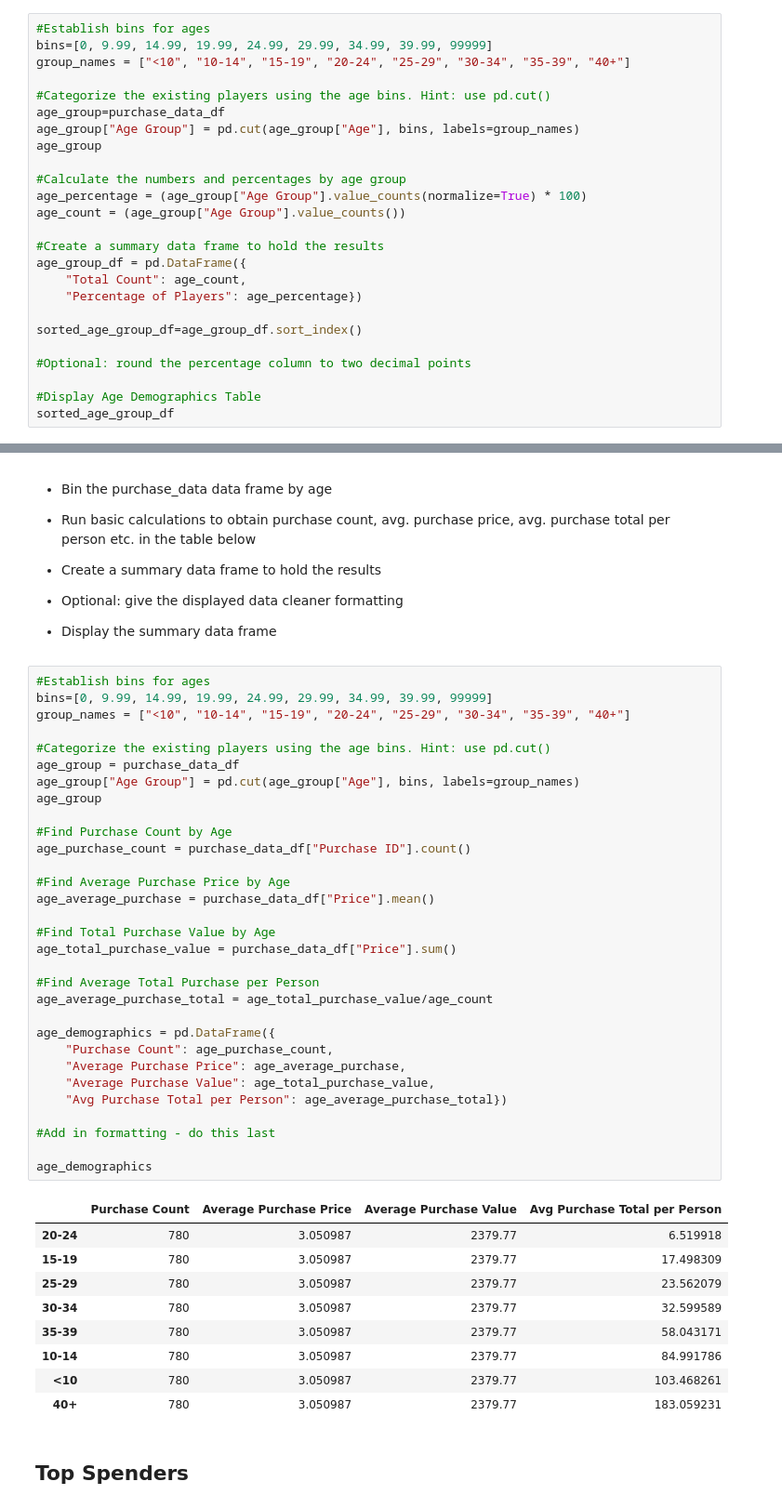
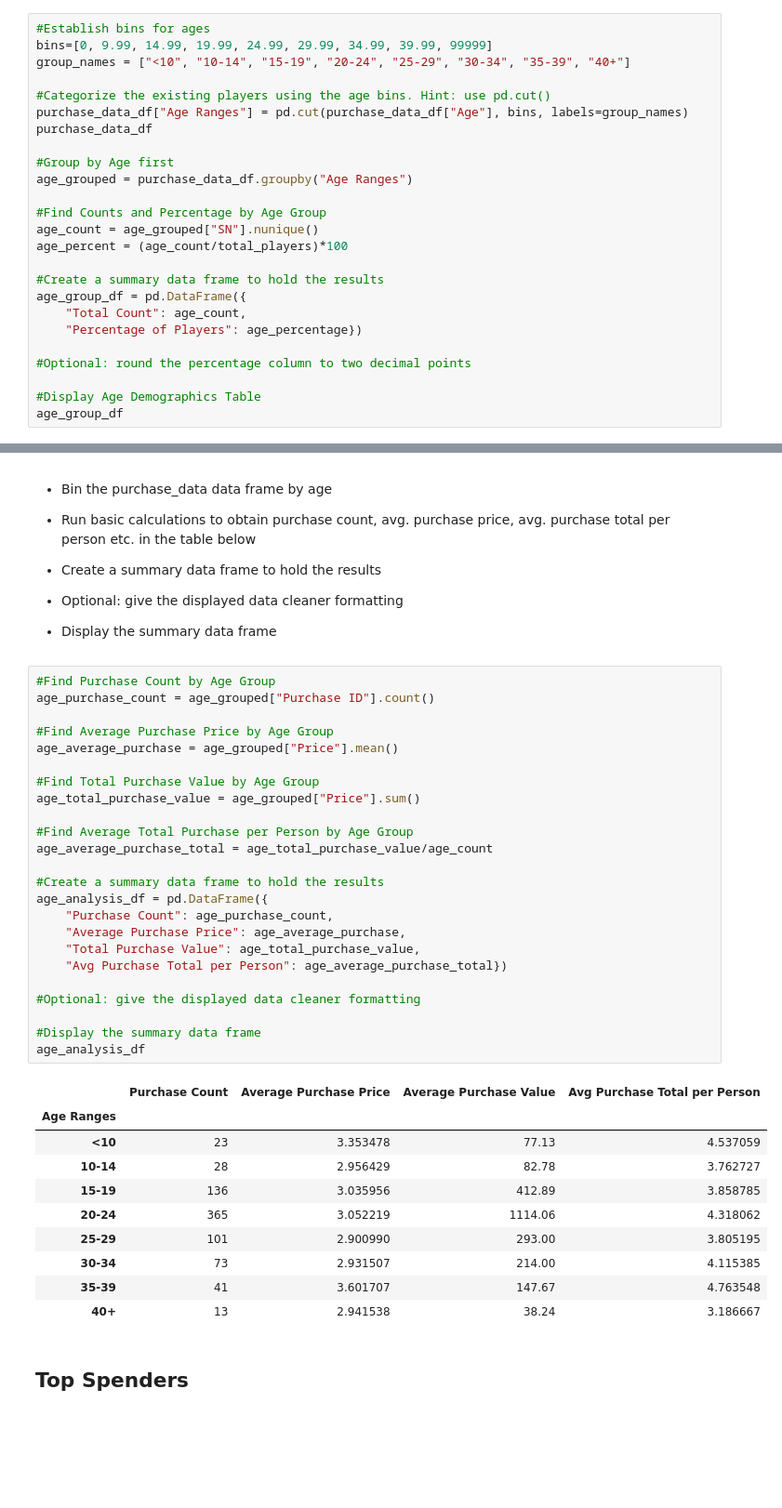
Before and after one commit to mspriest/pandas-challenge, a Jupyter notebook: HeroesofPymoli/HeroesOfPymoli_starter.ipynb, the cells around one changed output, grey strips where cells are left out. Shown at 93% size. Cells and saved outputs as stored; diff of their text form; blank space fills up the shorter version.

```diff
--- a/HeroesofPymoli/HeroesOfPymoli_starter.ipynb
+++ b/HeroesofPymoli/HeroesOfPymoli_starter.ipynb
@@ -167,24 +169,24 @@ bins=[0, 9.99, 14.99, 19.99, 24.99, 29.99, 34.99, 39.99, 99999]
 group_names = ["<10", "10-14", "15-19", "20-24", "25-29", "30-34", "35-39", "40+"]
 
 #Categorize the existing players using the age bins. Hint: use pd.cut()
-age_group=purchase_data_df
-age_group["Age Group"] = pd.cut(age_group["Age"], bins, labels=group_names)
-age_group
+purchase_data_df["Age Ranges"] = pd.cut(purchase_data_df["Age"], bins, labels=group_names)
+purchase_data_df
 
-#Calculate the numbers and percentages by age group
-age_percentage = (age_group["Age Group"].value_counts(normalize=True) * 100)
-age_count = (age_group["Age Group"].value_counts())
+#Group by Age first
+age_grouped = purchase_data_df.groupby("Age Ranges")
+
+#Find Counts and Percentage by Age Group
+age_count = age_grouped["SN"].nunique()
+age_percent = (age_count/total_players)*100
 
 #Create a summary data frame to hold the results
 age_group_df = pd.DataFrame({
     "Total Count": age_count,
     "Percentage of Players": age_percentage})
 
-sorted_age_group_df=age_group_df.sort_index()
-
 #Optional: round the percentage column to two decimal points
 
 #Display Age Demographics Table
-sorted_age_group_df
+age_group_df
 # %% [output]
 |  | Total Count | Percentage of Players |
@@ -213,46 +215,40 @@ sorted_age_group_df
 
 * Display the summary data frame
 # %%
-#Establish bins for ages
-bins=[0, 9.99, 14.99, 19.99, 24.99, 29.99, 34.99, 39.99, 99999]
-group_names = ["<10", "10-14", "15-19", "20-24", "25-29", "30-34", "35-39", "40+"]
+#Find Purchase Count by Age Group
+age_purchase_count = age_grouped["Purchase ID"].count()
 
-#Categorize the existing players using the age bins. Hint: use pd.cut()
-age_group = purchase_data_df
-age_group["Age Group"] = pd.cut(age_group["Age"], bins, labels=group_names)
-age_group
+#Find Average Purchase Price by Age Group
+age_average_purchase = age_grouped["Price"].mean()
 
-#Find Purchase Count by Age
-age_purchase_count = purchase_data_df["Purchase ID"].count()
+#Find Total Purchase Value by Age Group
+age_total_purchase_value = age_grouped["Price"].sum()
 
-#Find Average Purchase Price by Age
-age_average_purchase = purchase_data_df["Price"].mean()
-
-#Find Total Purchase Value by Age
-age_total_purchase_value = purchase_data_df["Price"].sum()
-
-#Find Average Total Purchase per Person
+#Find Average Total Purchase per Person by Age Group
 age_average_purchase_total = age_total_purchase_value/age_count
 
-age_demographics = pd.DataFrame({
+#Create a summary data frame to hold the results
+age_analysis_df = pd.DataFrame({
     "Purchase Count": age_purchase_count,
     "Average Purchase Price": age_average_purchase,
-    "Average Purchase Value": age_total_purchase_value,
+    "Total Purchase Value": age_total_purchase_value,
     "Avg Purchase Total per Person": age_average_purchase_total})
 
-#Add in formatting - do this last
+#Optional: give the displayed data cleaner formatting
 
-age_demographics
+#Display the summary data frame
+age_analysis_df
 # %% [output]
 |  | Purchase Count | Average Purchase Price | Average Purchase Value | Avg Purchase Total per Person |
-| 20-24 | 780 | 3.050987 | 2379.77 | 6.519918 |
-| 15-19 | 780 | 3.050987 | 2379.77 | 17.498309 |
-| 25-29 | 780 | 3.050987 | 2379.77 | 23.562079 |
-| 30-34 | 780 | 3.050987 | 2379.77 | 32.599589 |
-| 35-39 | 780 | 3.050987 | 2379.77 | 58.043171 |
-| 10-14 | 780 | 3.050987 | 2379.77 | 84.991786 |
-| <10 | 780 | 3.050987 | 2379.77 | 103.468261 |
-| 40+ | 780 | 3.050987 | 2379.77 | 183.059231 |
+| Age Ranges |  |  |  |  |
+| <10 | 23 | 3.353478 | 77.13 | 4.537059 |
+| 10-14 | 28 | 2.956429 | 82.78 | 3.762727 |
+| 15-19 | 136 | 3.035956 | 412.89 | 3.858785 |
+| 20-24 | 365 | 3.052219 | 1114.06 | 4.318062 |
+| 25-29 | 101 | 2.900990 | 293.00 | 3.805195 |
+| 30-34 | 73 | 2.931507 | 214.00 | 4.115385 |
+| 35-39 | 41 | 3.601707 | 147.67 | 4.763548 |
+| 40+ | 13 | 2.941538 | 38.24 | 3.186667 |
 # %% [markdown]
 ## Top Spenders
 # %% [markdown]
```
Also changed, not shown: parts of 6 cells of this notebook.
